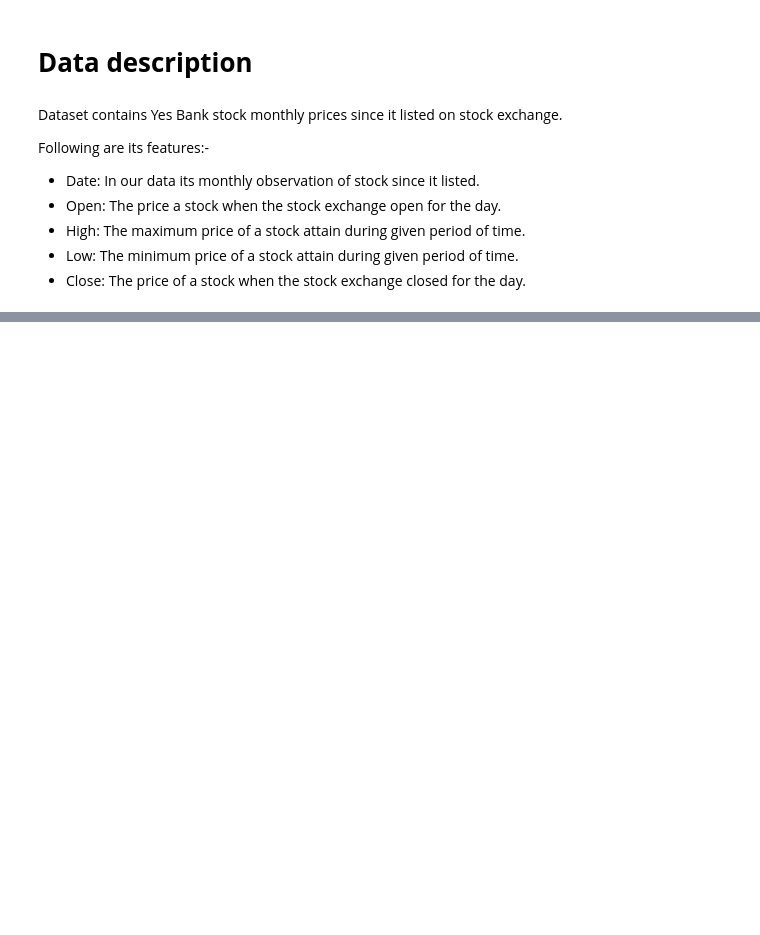
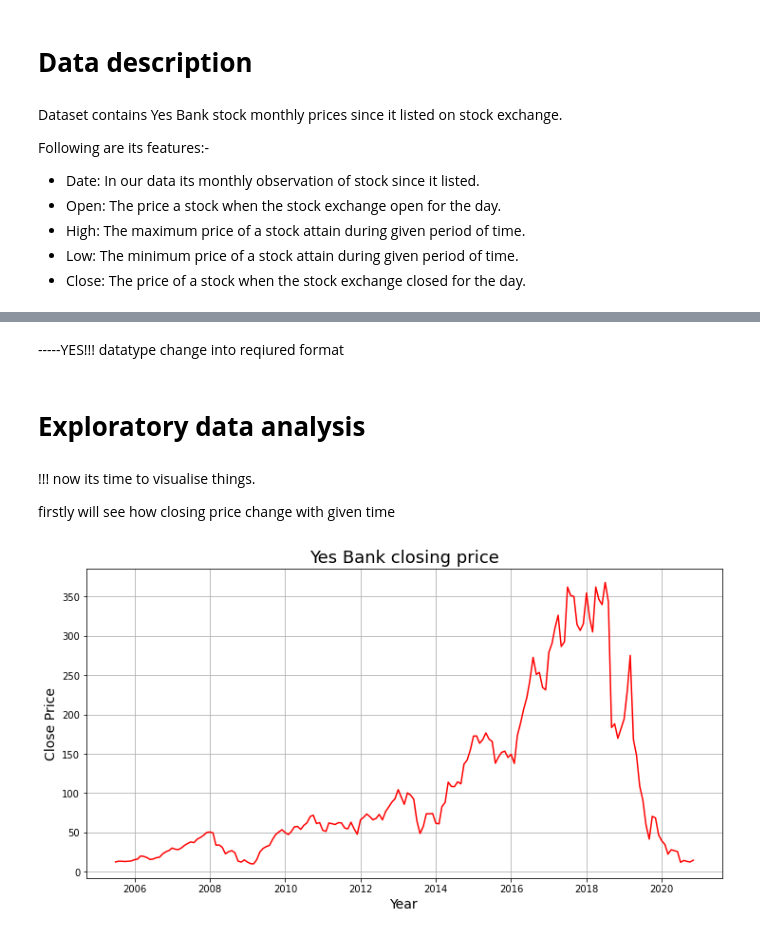
Before and after one commit to sameersat96/Yes-Bank-Stock-Closing_Price_Prediction, a Jupyter notebook: Yes_Bank_Stock_Closing_Price_Prediction.ipynb, the cells around one changed output, grey strips where cells are left out. Cells and saved outputs as stored; diff of their text form; code cells hidden in the pictures; blank space fills up the shorter version.

```diff
--- a/Yes_Bank_Stock_Closing_Price_Prediction.ipynb
+++ b/Yes_Bank_Stock_Closing_Price_Prediction.ipynb
@@ -72,0 +163,6 @@ Following are its features:-
+# %%
+#Changing date colunn datatype to datetime format.
+from datetime import datetime
+
+#parsing date which is string of format %b-%y to datetime (%b for Month as locale’s abbreviated name and %y for Year without century as a zero-padded decimal number.
+df['Date'] = df['Date'].apply(lambda x: datetime.strptime(x, '%b-%y'))
@@ -72,0 +195,20 @@ Following are its features:-
+# %% [markdown]
+-----YES!!! datatype change into reqiured format
+# %% [markdown]
+# **Exploratory data analysis**
+# %% [markdown]
+!!! now its time to visualise things.
+
+firstly will see how closing price change with given time
+# %%
+#Ploting close price of stock vs time
+plt.figure(figsize=(12,6))
+plt.grid(True)
+plt.xlabel('Year', fontsize=14)
+plt.ylabel('Close Price' ,fontsize=14)
+plt.plot(df['Date'], df['Close'] , color="red")
+plt.title('Yes Bank closing price', fontsize=18)
+
+plt.show()
+# %% [output]
+[figure, added]
```
Also changed, not shown: parts of 133 cells of this notebook.
